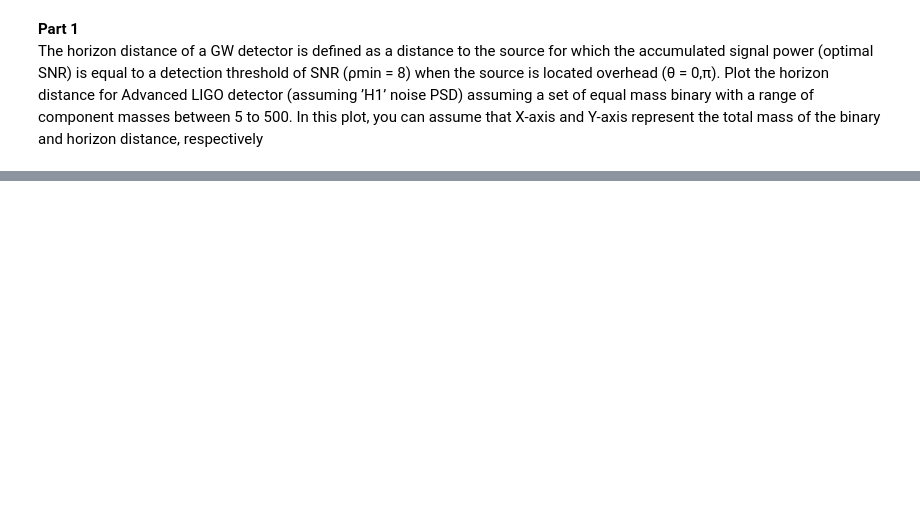
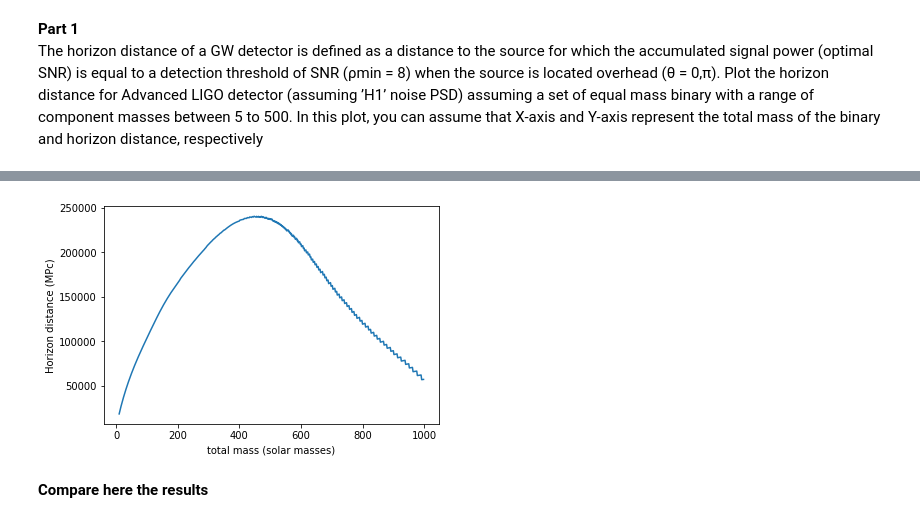
Before and after one commit to tsiligardi/PRA3024-Analysis-of-big-data-in-physics, a Jupyter notebook: GWDA_Ex_3.ipynb, the cells around one changed output, grey strips where cells are left out. Cells and saved outputs as stored; diff of their text form; code cells hidden in the pictures; blank space fills up the shorter version.

```diff
--- a/GWDA_Ex_3.ipynb
+++ b/GWDA_Ex_3.ipynb
@@ -104,0 +122,12 @@ max(H)
+# %%
+#Calculating the horizon distances
+DH_einstein=get_horizon_distances(masses,psd_einstein)
+# %%
+#Plotting
+pylab.plot(mass_tot,DH_einstein);
+pylab.xlabel('total mass (solar masses)');
+pylab.ylabel('Horizon distance (MPc)');
+# %% [output]
+[figure, added]
+# %% [markdown]
+**Compare here the results**
```
Also changed, not shown: parts of 15 cells of this notebook.
